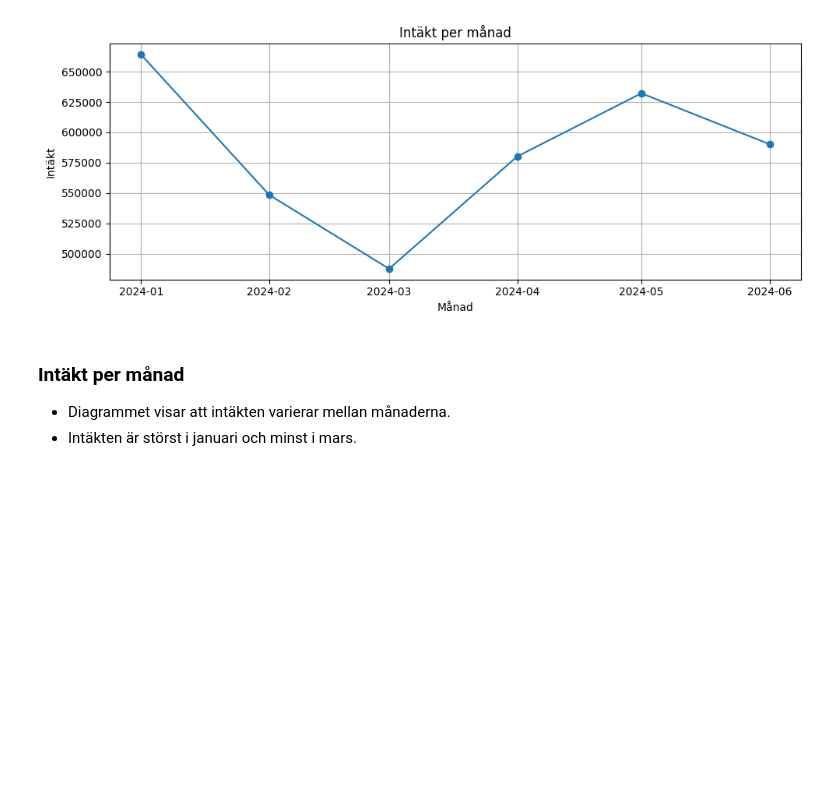
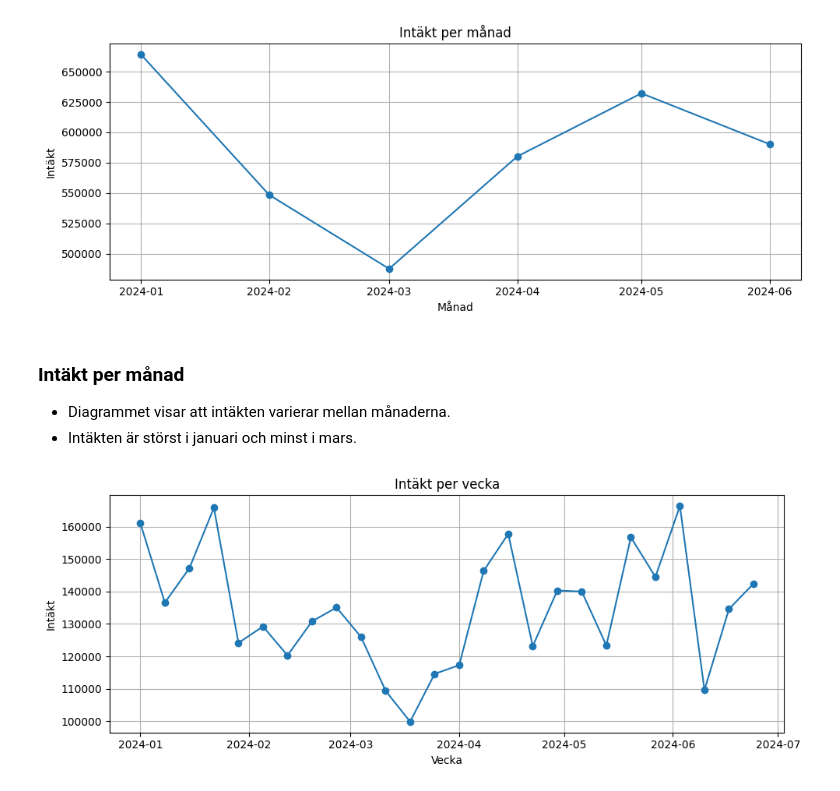
Before and after one commit to elinwahlgren/Gruppuppgift, a Jupyter notebook: report.ipynb, the cells around one changed output. Drawn from its saved outputs; the diff is of its cells as text; code cells hidden in the pictures; blank space fills up the shorter version.

Commit message:
adding intäkt per vecka vizualization

```diff
--- a/report.ipynb
+++ b/report.ipynb
@@ -39,6 +39,7 @@ import src.viz as V
 df = io.df
 df_clean = EcommerceAnalyzer(df).clean_df()
 df_clean_month = EcommerceAnalyzer(df_clean).add_month()
+df_clean_week = EcommerceAnalyzer(df_clean).add_week()
 # %%
 print(f"Total intäkt: {M.total_revenue(df_clean)}")
 print(f"Antal sålda enheter: {M.total_units(df_clean)}")
@@ -180,3 +181,10 @@ plt.show()
 ### Intäkt per månad
 - Diagrammet visar att intäkten varierar mellan månaderna.
 - Intäkten är störst i januari och minst i mars.
+# %%
+revenue_by_week= M.revenue_per_week(df_clean_week)
+fig, ax = plt.subplots(figsize=(10, 4))
+V.line(ax, revenue_by_week["week"],revenue_by_week["revenue"],title="Intäkt per vecka",xlabel="Vecka",ylabel="Intäkt",grid=True)
+plt.show()
+# %% [output]
+[figure, added]
```
Also changed, not shown: parts of 1 cell of this notebook, 3 other files.
